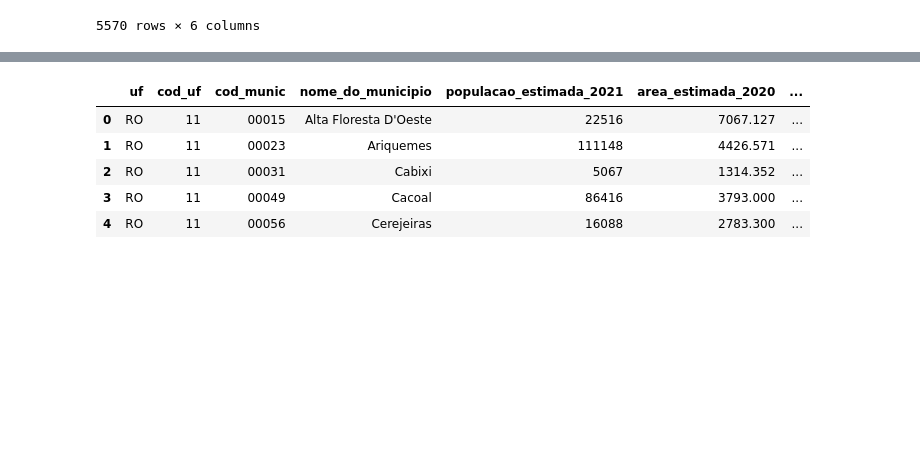
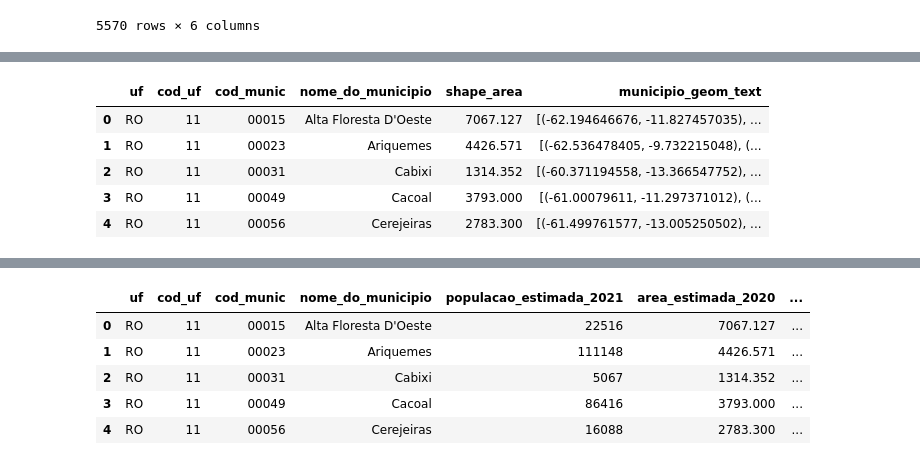
Before and after one commit to AlbertoSCF/location_data_analysis, a Jupyter notebook: STG_TABLE-5-ibge.municipios.ipynb, the cells around one changed output, grey strips where cells are left out. Cells and saved outputs as stored; diff of their text form; code cells hidden in the pictures; blank space fills up the shorter version.

```diff
--- a/STG_TABLE-5-ibge.population_by_municipality.ipynb
+++ b/STG_TABLE-5-ibge.municipios.ipynb
@@ -206,0 +212,45 @@ data['estimated_population_density'] = data['populacao_estimada_2021'].div(data[
+# %%
+import shapefile
+
+# Load the data
+municipios_shapes = shapefile.Reader("data/municipios_data/BR_Municipios_2020/BR_Municipios_2020.shp", encoding='latin-1')
+
+# Initialize dataset
+shapes_data = []
+
+# For each record
+for x in tqdm(municipios_shapes.iterShapeRecords()):
+
+    # Extract the data
+    record = x.record.as_dict()
+
+    # Ensure last point is the same as first one (close polygon, in some cases open because of float precision)
+    points = x.shape.points
+    points[-1] = points[0]
+    record['municipio_geom_text'] = points
+
+    # Append to data
+    shapes_data.append(record)
+
+# Turn to df
+shapes_data = pd.DataFrame(shapes_data)
+
+# Add columns, filter them and rename
+shapes_data['cod_uf'] = shapes_data.CD_MUN.str[:2]
+shapes_data['cod_munic'] = shapes_data.CD_MUN.str[2:7]
+columns = {'SIGLA_UF': 'uf',
+           'cod_uf': 'cod_uf',
+           'cod_munic': 'cod_munic',
+           'NM_MUN': 'nome_do_municipio',
+           'AREA_KM2': 'shape_area',
+           'municipio_geom_text': 'municipio_geom_text'}
+shapes_data = shapes_data.rename(columns=columns)[list(columns.values())]
+
+shapes_data.head()
+# %% [output]
+|  | uf | cod_uf | cod_munic | nome_do_municipio | shape_area | municipio_geom_text |
+| 0 | RO | 11 | 00015 | Alta Floresta D'Oeste | 7067.127 | [(-62.194646676, -11.827457035), ... |
+| 1 | RO | 11 | 00023 | Ariquemes | 4426.571 | [(-62.536478405, -9.732215048), (... |
+| 2 | RO | 11 | 00031 | Cabixi | 1314.352 | [(-60.371194558, -13.366547752), ... |
+| 3 | RO | 11 | 00049 | Cacoal | 3793.000 | [(-61.00079611, -11.297371012), (... |
+| 4 | RO | 11 | 00056 | Cerejeiras | 2783.300 | [(-61.499761577, -13.005250502), ... |
```
Also changed, not shown: parts of 17 cells of this notebook.
